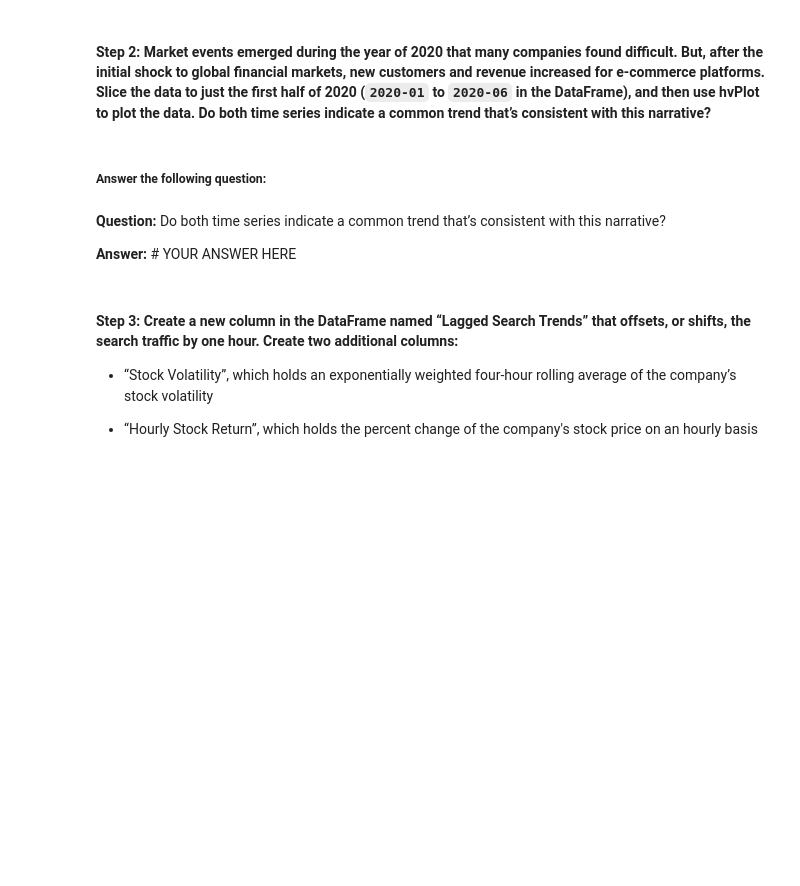
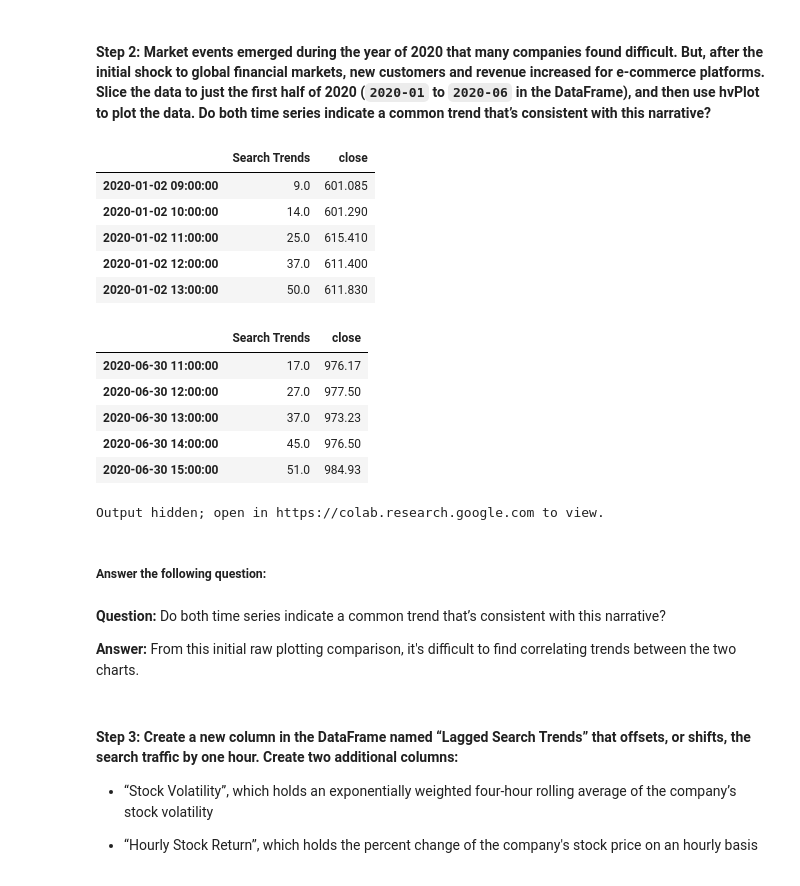
Before and after one commit to jasonjgarcia24/net-profit-forcasting, a Jupyter notebook: forecasting_net_prophet.ipynb, the cells around one changed output. Saved outputs shown, nothing was run; the diff lists cells and outputs as text; code cells hidden in the pictures; blank space fills up the shorter version.

```diff
--- a/forecasting_net_prophet.ipynb
+++ b/forecasting_net_prophet.ipynb
@@ -350,10 +395,24 @@ mercado_stock_trends_df = # YOUR CODE HERE
 #### Step 2: Market events emerged during the year of 2020 that many companies found difficult. But, after the initial shock to global financial markets, new customers and revenue increased for e-commerce platforms. Slice the data to just the first half of 2020 (`2020-01` to `2020-06` in the DataFrame), and then use hvPlot to plot the data. Do both time series indicate a common trend that’s consistent with this narrative?
 # %%
 # For the combined dataframe, slice to just the first half of 2020 (2020-01 through 2020-06)
-first_half_2020 = # YOUR CODE HERE
+first_half_2020 = mercado_stock_trends_df.loc["2020-Jan":"2020-Jun"]
 
 # View the first and last five rows of first_half_2020 DataFrame
-# YOUR CODE HERE
+display(first_half_2020.head())
+display(first_half_2020.tail())
+# %% [output]
+|  | Search Trends | close |
+| 2020-01-02 09:00:00 | 9.0 | 601.085 |
+| 2020-01-02 10:00:00 | 14.0 | 601.290 |
+| 2020-01-02 11:00:00 | 25.0 | 615.410 |
+| 2020-01-02 12:00:00 | 37.0 | 611.400 |
+| 2020-01-02 13:00:00 | 50.0 | 611.830 |
+|  | Search Trends | close |
+| 2020-06-30 11:00:00 | 17.0 | 976.17 |
+| 2020-06-30 12:00:00 | 27.0 | 977.50 |
+| 2020-06-30 13:00:00 | 37.0 | 973.23 |
+| 2020-06-30 14:00:00 | 45.0 | 976.50 |
+| 2020-06-30 15:00:00 | 51.0 | 984.93 |
 # %%
 # Holoviews extension to render hvPlots in Colab
 hv.extension('bokeh')
@@ -361,13 +420,20 @@ hv.extension('bokeh')
 # Use hvPlot to visualize the close and Search Trends data
 # Plot each column on a separate axes using the following syntax
 # `hvplot(shared_axes=False, subplots=True).cols(1)`
-# YOUR CODE HERE
+first_half_2020.hvplot(
+    shared_axes=False,
+    subplots=True,
+    xlabel="Time (Hourly)",
+    ylabel="Variable",
+).cols(1)
+# %% [output]
+Output hidden; open in https://colab.research.google.com to view.
 # %% [markdown]
 ##### Answer the following question:
 # %% [markdown]
 **Question:** Do both time series indicate a common trend that’s consistent with this narrative?
 
-**Answer:** # YOUR ANSWER HERE
+**Answer:** From this initial raw plotting comparison, it's difficult to find correlating trends between the two charts.
 # %% [markdown]
 #### Step 3: Create a new column in the DataFrame named “Lagged Search Trends” that offsets, or shifts, the search traffic by one hour. Create two additional columns:
 
```
Also changed, not shown: parts of 17 cells of this notebook.
